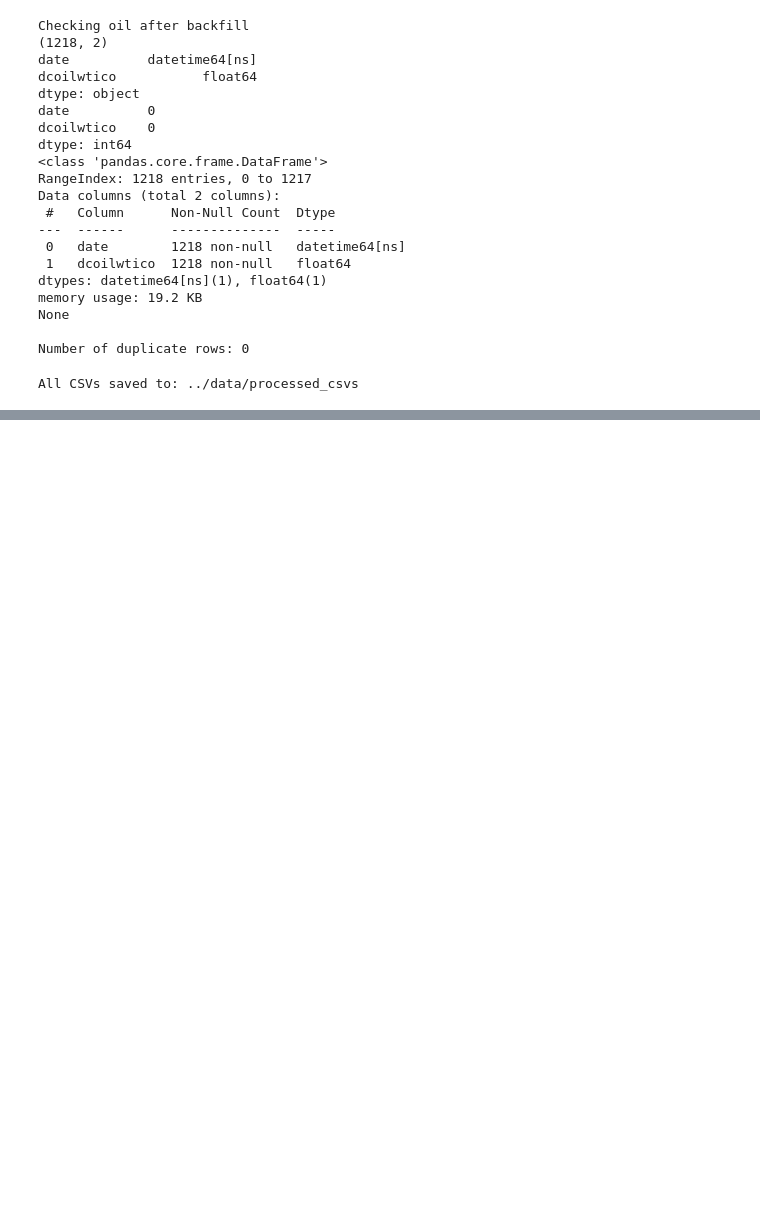
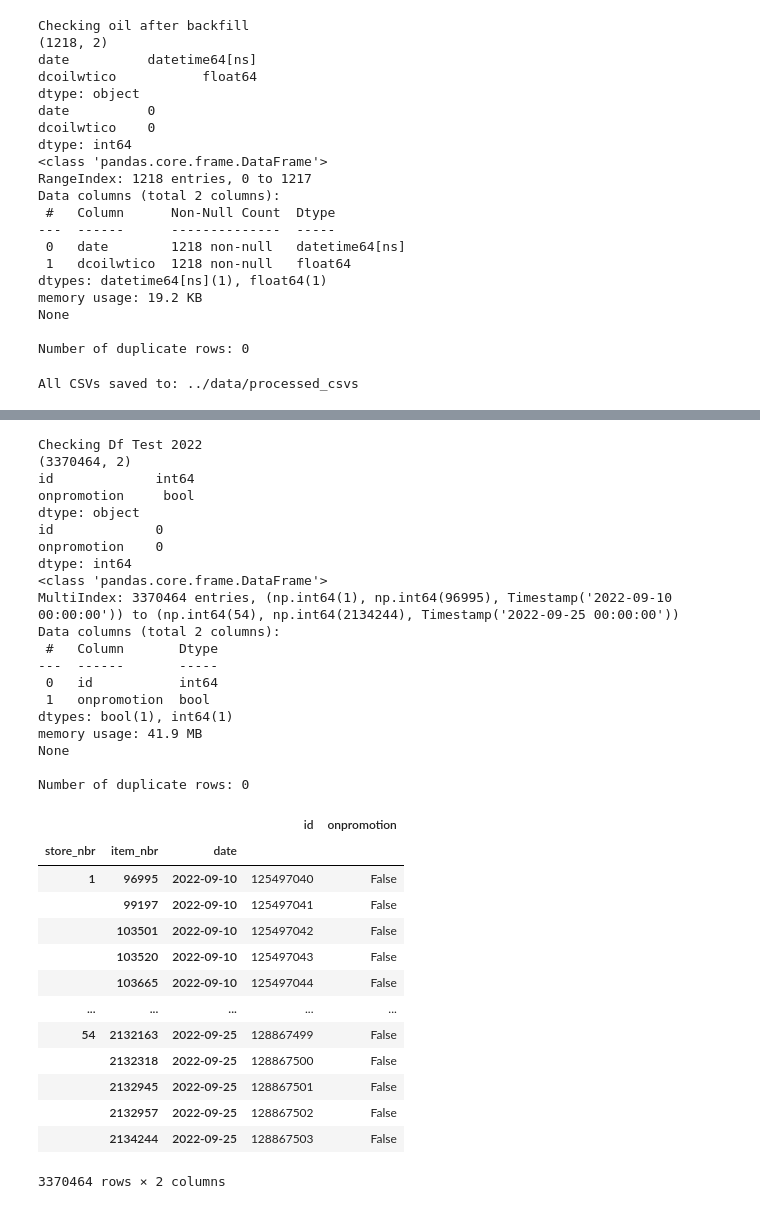
Before and after one commit to apa0/grocery-sales-forecasting, a Jupyter notebook: scripts/load_clean.ipynb, the cells around one changed output, grey strips where cells are left out. Saved outputs shown, nothing was run; the diff lists cells and outputs as text; code cells hidden in the pictures; blank space fills up the shorter version.

```diff
--- a/scripts/load_clean.ipynb
+++ b/scripts/load_clean.ipynb
@@ -429,0 +503,41 @@ All CSVs saved to: ../data/processed_csvs
+# %%
+check_df(df_test_2022, "Df Test 2022")
+
+df_test_2022
+
+#ok this could be useful, updated to year 2022, so we can see how sales patterns have changed post-pandemic?
+# %% [output]
+Checking Df Test 2022
+(3370464, 2)
+id             int64
+onpromotion     bool
+dtype: object
+id             0
+onpromotion    0
+dtype: int64
+<class 'pandas.core.frame.DataFrame'>
+MultiIndex: 3370464 entries, (np.int64(1), np.int64(96995), Timestamp('2022-09-10 00:00:00')) to (np.int64(54), np.int64(2134244), Timestamp('2022-09-25 00:00:00'))
+Data columns (total 2 columns):
+ #   Column       Dtype
+---  ------       -----
+ 0   id           int64
+ 1   onpromotion  bool
+dtypes: bool(1), int64(1)
+memory usage: 41.9 MB
+None
+
+Number of duplicate rows: 0
+|  |  |  | id | onpromotion |
+| store_nbr | item_nbr | date |  |  |
+| 1 | 96995 | 2022-09-10 | 125497040 | False |
+|  | 99197 | 2022-09-10 | 125497041 | False |
+|  | 103501 | 2022-09-10 | 125497042 | False |
+|  | 103520 | 2022-09-10 | 125497043 | False |
+|  | 103665 | 2022-09-10 | 125497044 | False |
+| ... | ... | ... | ... | ... |
+| 54 | 2132163 | 2022-09-25 | 128867499 | False |
+|  | 2132318 | 2022-09-25 | 128867500 | False |
+|  | 2132945 | 2022-09-25 | 128867501 | False |
+|  | 2132957 | 2022-09-25 | 128867502 | False |
+|  | 2134244 | 2022-09-25 | 128867503 | False |
+3370464 rows × 2 columns
```
Also changed, not shown: parts of 5 cells of this notebook.
